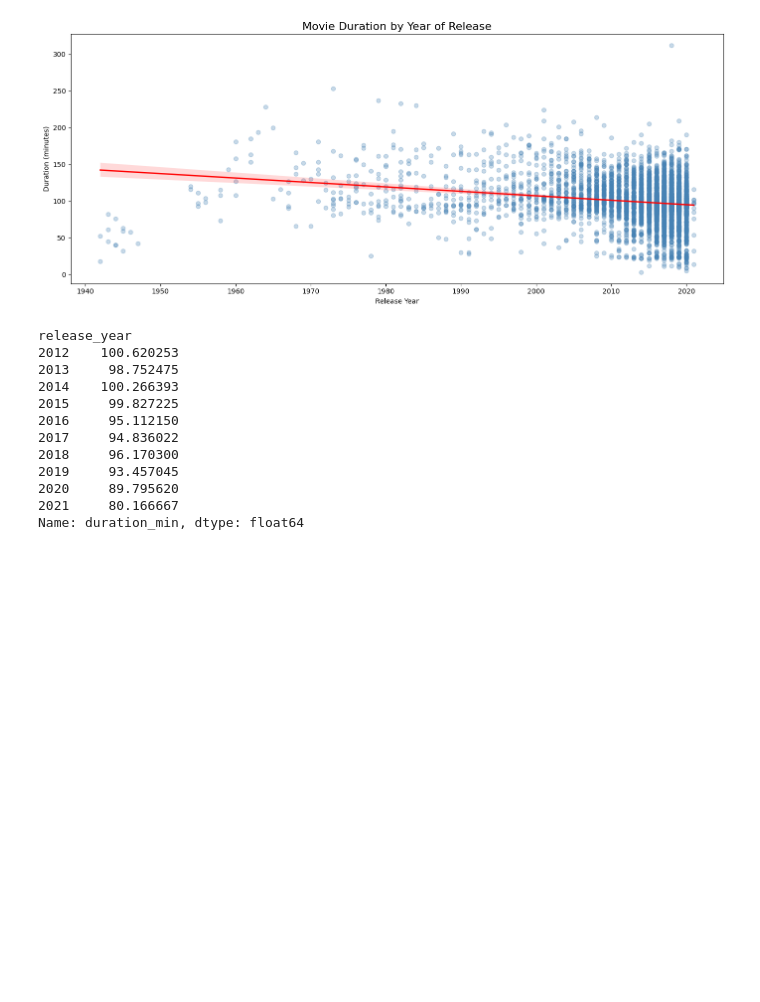
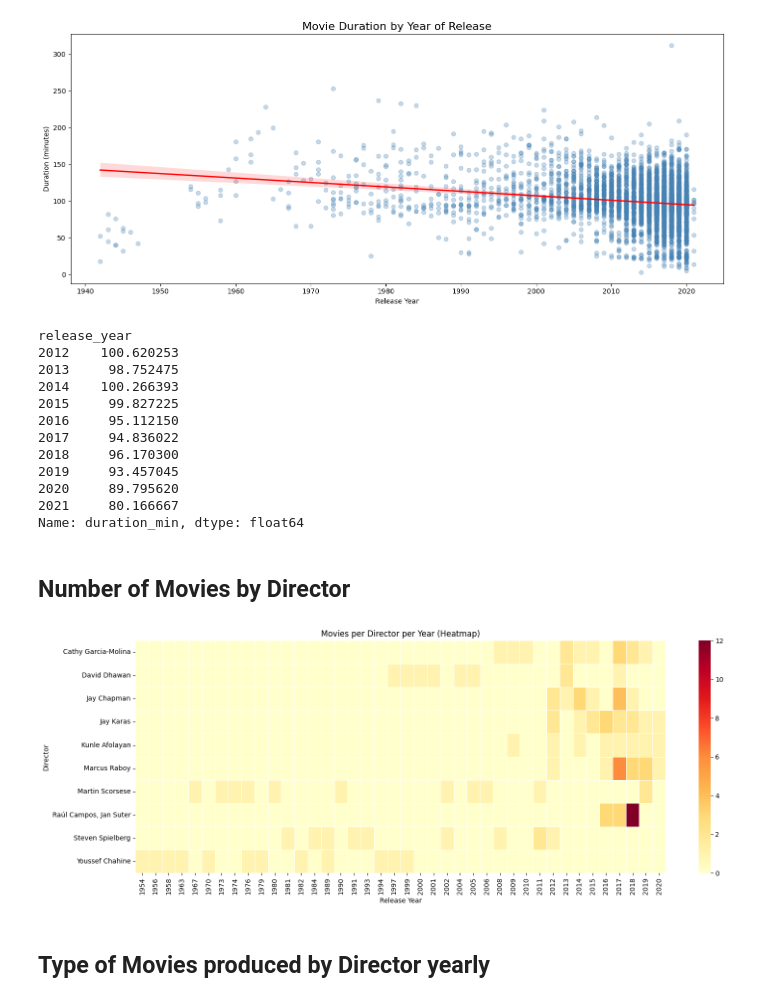
Before and after one commit to ULabanieh/CLA-Bootcamp, a Jupyter notebook: Guided Practices & Homeworks/GP6 - Data Visualization.ipynb, the cells around one changed output. Cells and saved outputs as stored; diff of their text form; code cells hidden in the pictures; blank space fills up the shorter version.

```diff
--- a/Guided Practices & Homeworks/GP6 - Data Visualization.ipynb
+++ b/Guided Practices & Homeworks/GP6 - Data Visualization.ipynb
@@ -172,3 +172,19 @@ release_year
 2020     89.795620
 2021     80.166667
 Name: duration_min, dtype: float64
+# %% [markdown]
+## Number of Movies by Director
+# %%
+pivot = director_year_top.pivot(index='director', columns='release_year', values='movie_count').fillna(0)
+
+plt.figure(figsize=(16, 6))
+sns.heatmap(pivot, cmap='YlOrRd', linewidths=0.5, annot=False)
+plt.title('Movies per Director per Year (Heatmap)')
+plt.xlabel('Release Year')
+plt.ylabel('Director')
+plt.tight_layout()
+plt.show()
+# %% [output]
+[figure, added]
+# %% [markdown]
+## Type of Movies produced by Director yearly
```
Also changed, not shown: 1 other file.
